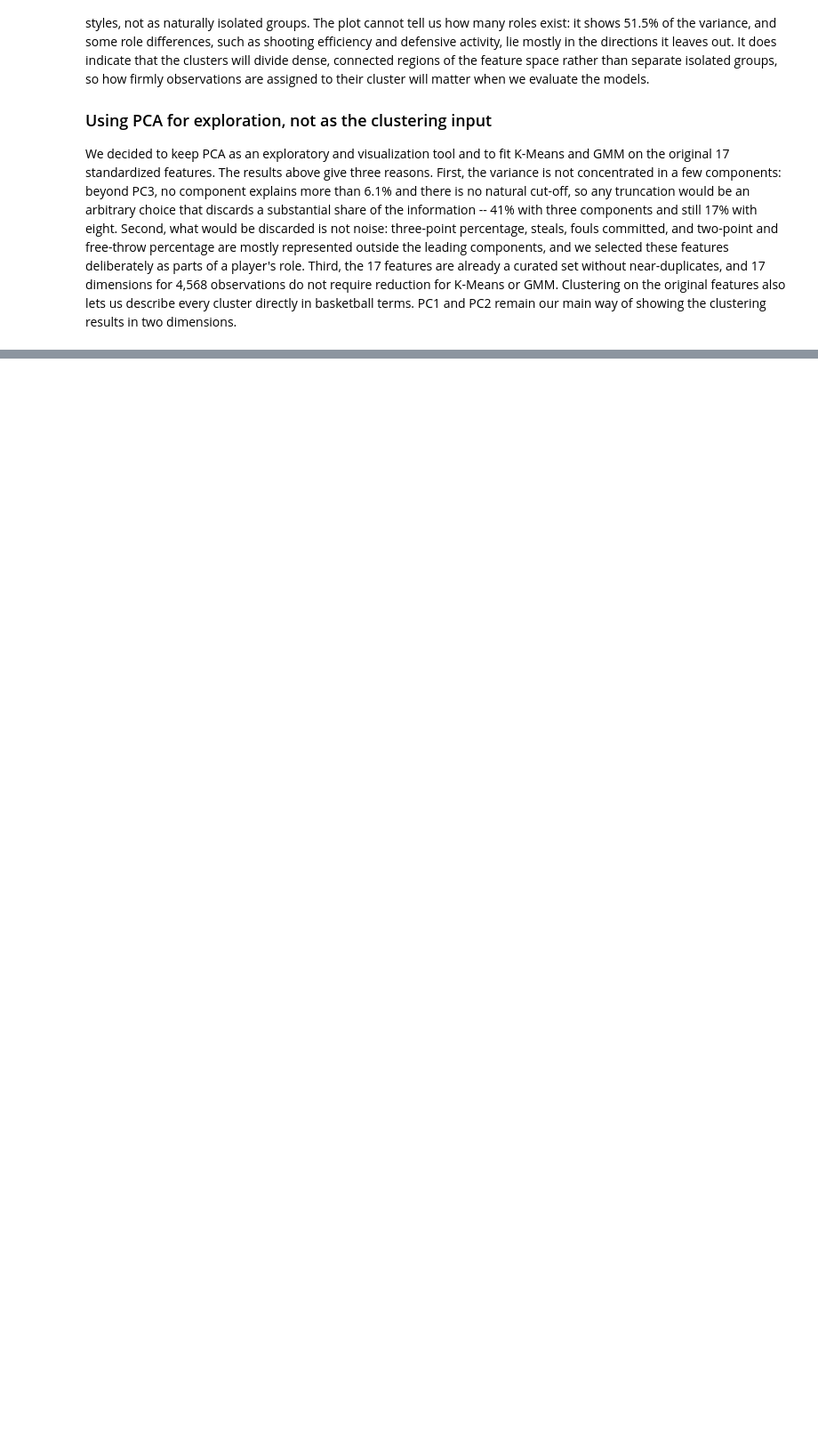
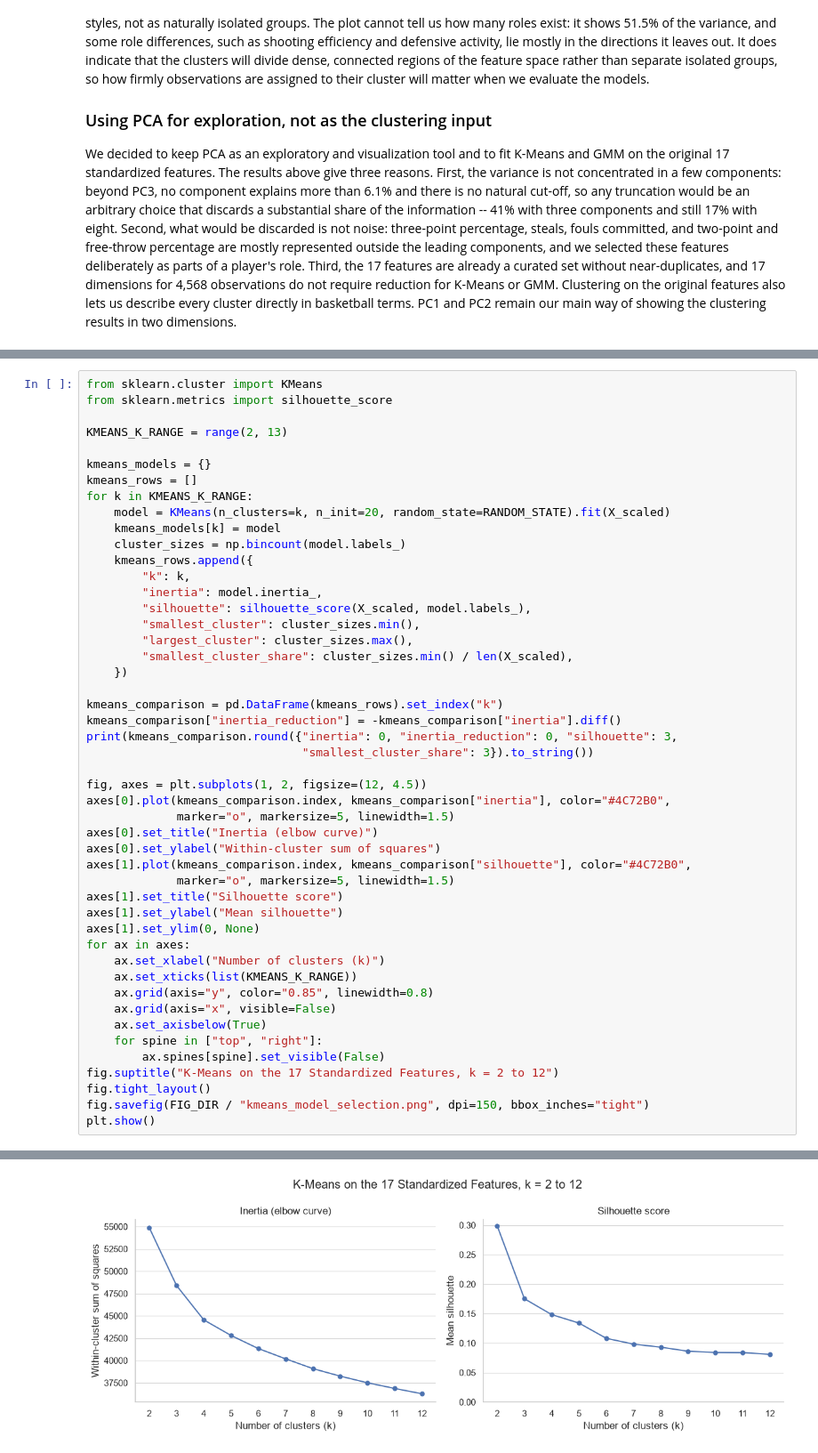
Before and after one commit to DoronWolinsky/Yuval-and-Doron-s-final-project---EuroLeague-player-roles, a Jupyter notebook: notebooks/EuroLeague_Player_Roles_Project.ipynb, the cells around one changed output, grey strips where cells are left out. Shown at 89% size. Saved outputs shown, nothing was run; the diff lists cells and outputs as text; blank space fills up the shorter version.

```diff
--- a/notebooks/EuroLeague_Player_Roles_Project.ipynb
+++ b/notebooks/EuroLeague_Player_Roles_Project.ipynb
@@ -2559,0 +2569,49 @@ way of showing the clustering results in two dimensions.
+# %%
+from sklearn.cluster import KMeans
+from sklearn.metrics import silhouette_score
+
+KMEANS_K_RANGE = range(2, 13)
+
+kmeans_models = {}
+kmeans_rows = []
+for k in KMEANS_K_RANGE:
+    model = KMeans(n_clusters=k, n_init=20, random_state=RANDOM_STATE).fit(X_scaled)
+    kmeans_models[k] = model
+    cluster_sizes = np.bincount(model.labels_)
+    kmeans_rows.append({
+        "k": k,
+        "inertia": model.inertia_,
+        "silhouette": silhouette_score(X_scaled, model.labels_),
+        "smallest_cluster": cluster_sizes.min(),
+        "largest_cluster": cluster_sizes.max(),
+        "smallest_cluster_share": cluster_sizes.min() / len(X_scaled),
+    })
+
+kmeans_comparison = pd.DataFrame(kmeans_rows).set_index("k")
+kmeans_comparison["inertia_reduction"] = -kmeans_comparison["inertia"].diff()
+print(kmeans_comparison.round({"inertia": 0, "inertia_reduction": 0, "silhouette": 3,
+                               "smallest_cluster_share": 3}).to_string())
+
+fig, axes = plt.subplots(1, 2, figsize=(12, 4.5))
+axes[0].plot(kmeans_comparison.index, kmeans_comparison["inertia"], color="#4C72B0",
+             marker="o", markersize=5, linewidth=1.5)
+axes[0].set_title("Inertia (elbow curve)")
+axes[0].set_ylabel("Within-cluster sum of squares")
+axes[1].plot(kmeans_comparison.index, kmeans_comparison["silhouette"], color="#4C72B0",
+             marker="o", markersize=5, linewidth=1.5)
+axes[1].set_title("Silhouette score")
+axes[1].set_ylabel("Mean silhouette")
+axes[1].set_ylim(0, None)
+for ax in axes:
+    ax.set_xlabel("Number of clusters (k)")
+    ax.set_xticks(list(KMEANS_K_RANGE))
+    ax.grid(axis="y", color="0.85", linewidth=0.8)
+    ax.grid(axis="x", visible=False)
+    ax.set_axisbelow(True)
+    for spine in ["top", "right"]:
+        ax.spines[spine].set_visible(False)
+fig.suptitle("K-Means on the 17 Standardized Features, k = 2 to 12")
+fig.tight_layout()
+fig.savefig(FIG_DIR / "kmeans_model_selection.png", dpi=150, bbox_inches="tight")
+plt.show()
+# %% [output]
@@ -2559,0 +2631 @@ way of showing the clustering results in two dimensions.
+[figure, added]
```
Also changed, not shown: parts of 5 cells of this notebook, 4 other files.
